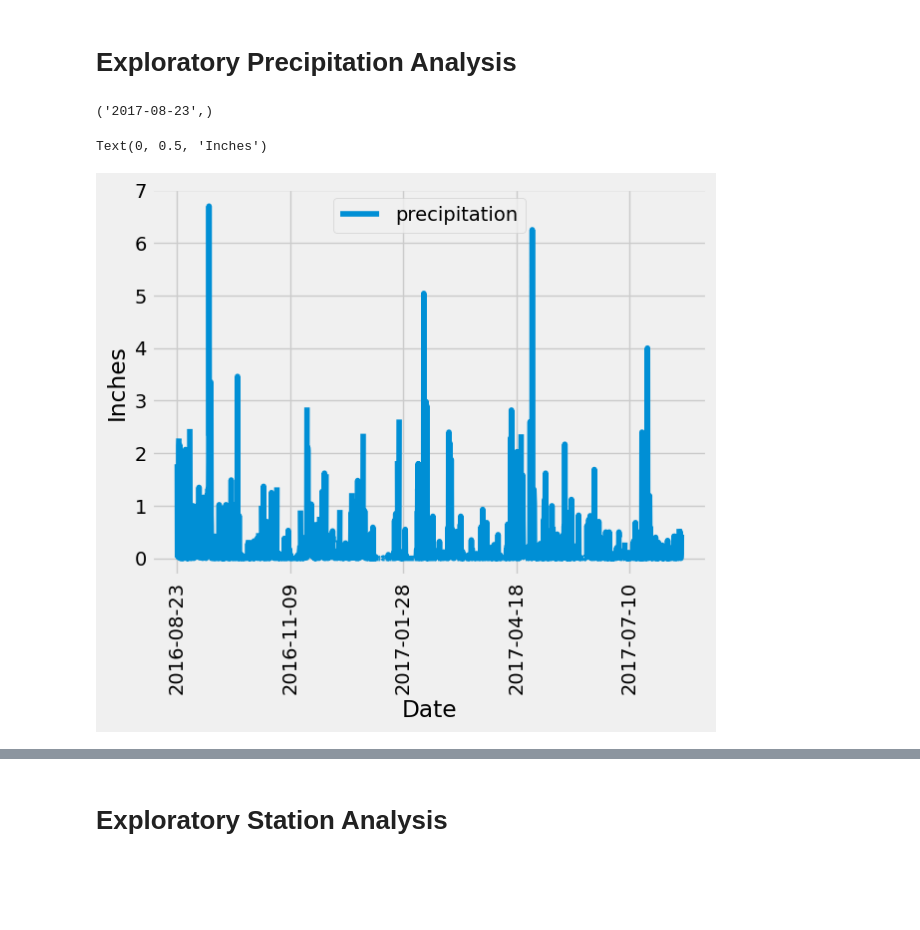
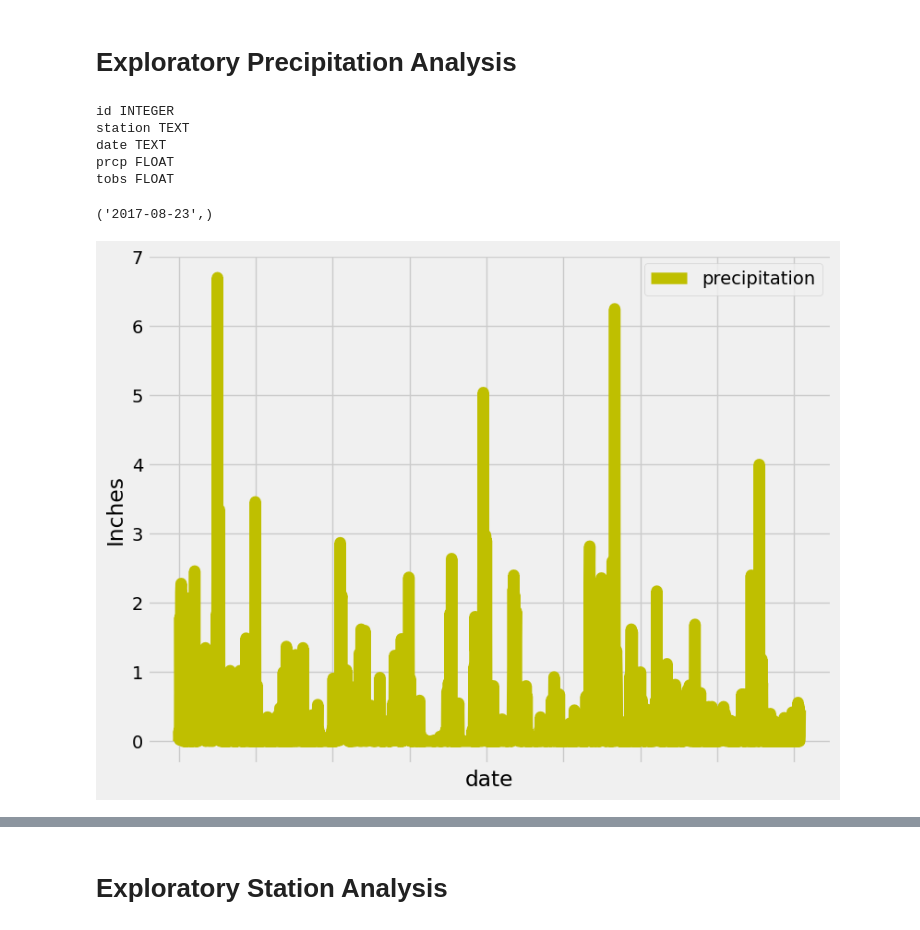
Before and after one commit to mariav0721/sqlalchemy-challenge, a Jupyter notebook: SurfsUp/climate_starter.ipynb, the cells around one changed output, grey strips where cells are left out. Drawn from its saved outputs; the diff is of its cells as text; code cells hidden in the pictures; blank space fills up the shorter version.

```diff
--- a/SurfsUp/climate_starter.ipynb
+++ b/SurfsUp/climate_starter.ipynb
@@ -40,4 +40,16 @@ print(Base.classes.keys())
 # %% [markdown]
 # Exploratory Precipitation Analysis
+# %%
+from sqlalchemy import inspect,func
+engine = inspect(engine)
+columns = engine.get_columns('measurement')
+for c in columns:
+    print(c['name'], c["type"])
+# %% [output]
+id INTEGER
+station TEXT
+date TEXT
+prcp FLOAT
+tobs FLOAT
 # %%
 # Find the most recent date in the data set.
@@ -47,21 +60,40 @@ print(Base.classes.keys())
 # Design a query to retrieve the last 12 months of precipitation data and plot the results.
 # Starting from the most recent data point in the database.
 
+session.query(measurement.date).\
+    filter (measurement.date>'2016-08-22').\
+    order_by (measurement.date).all()
+
 # Calculate the date one year from the last date in data set.
-
+results_date=session.query(measurement.date).order_by(measurement.date.desc()).first()
+str_date=list(np.ravel(results_date))[0]
+latest_date=dt.datetime.strptime(str_date,"%Y-%m-%d")
+year_back=latest_date-dt.timedelta(days=366)
 
 # Perform a query to retrieve the data and precipitation scores
+results=session.query(measurement.date, measurement.prcp).order_by(measurement.date.asc()).\
+        filter(measurement.date>=year_back).all()
 
 
 # Save the query results as a Pandas DataFrame. Explicitly set the column names
-
+df_results=pd.DataFrame(results)
+df_results=df_results.rename(columns={"prcp":"precipitation"})
 
 # Sort the dataframe by date
-
-
-# Use Pandas Plotting with Matplotlib to plot the data
+df_results.sort_values(by=['date'], ascending=True)
+df_results=df_results.dropna()
+df_results=df_results.reset_index(drop=True)
-# %% [output]
-Text(0, 0.5, 'Inches')
-[figure, removed]
+# %%
+# Use Pandas Plotting with Matplotlib to plot the data
+
+ax=df_results.plot(color='y',figsize=(8,6),legend=True,linewidth=9.0,grid=True)
+
+plt.setp(ax.get_xticklabels(), visible=False)
+plt.tight_layout()
+plt.xlabel("date")
+plt.ylabel("Inches")
+plt.show()
+# %% [output]
+[figure, added]
 # %%
 # Use Pandas to calculate the summary statistics for the precipitation data
```
Also changed, not shown: parts of 10 cells of this notebook.
